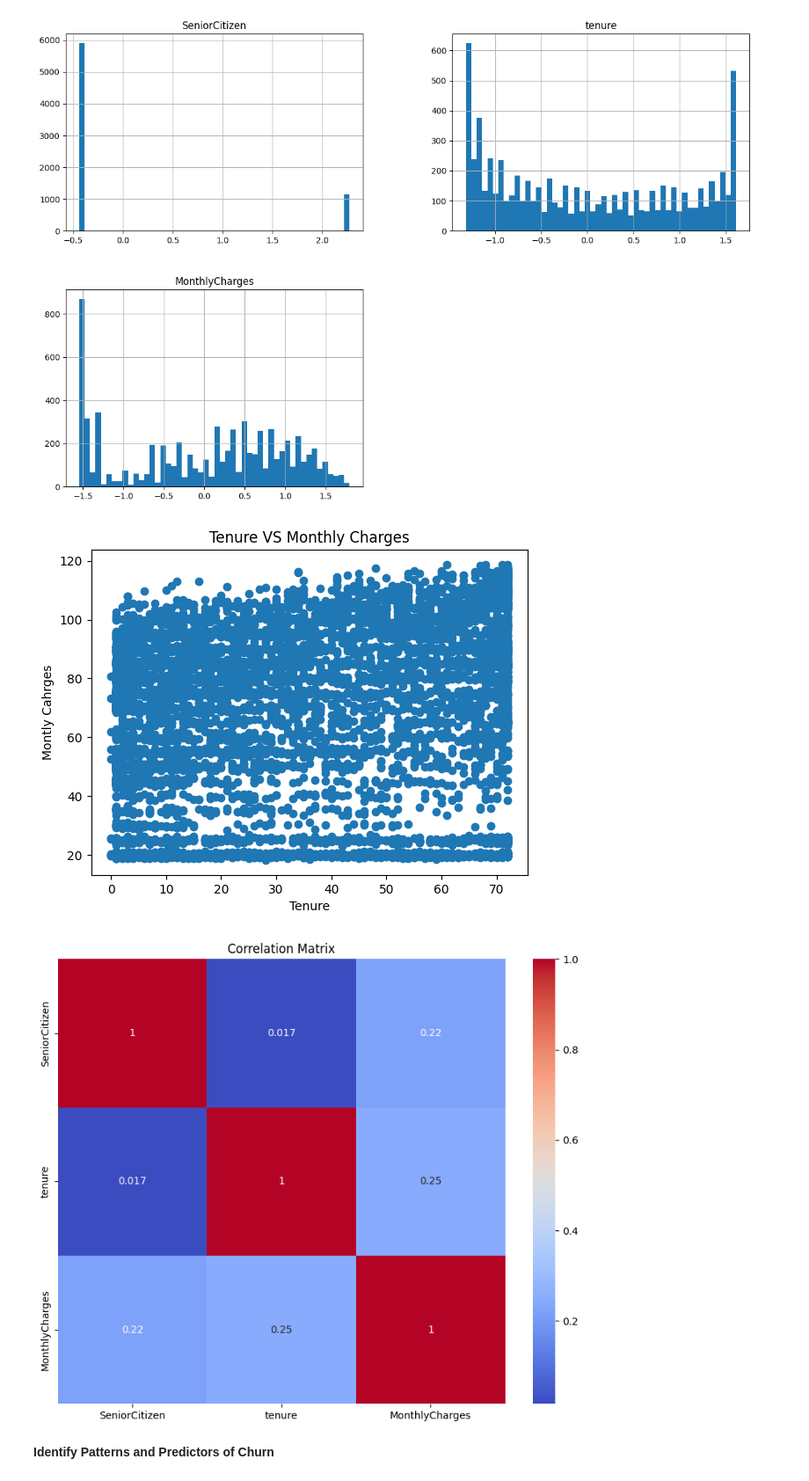
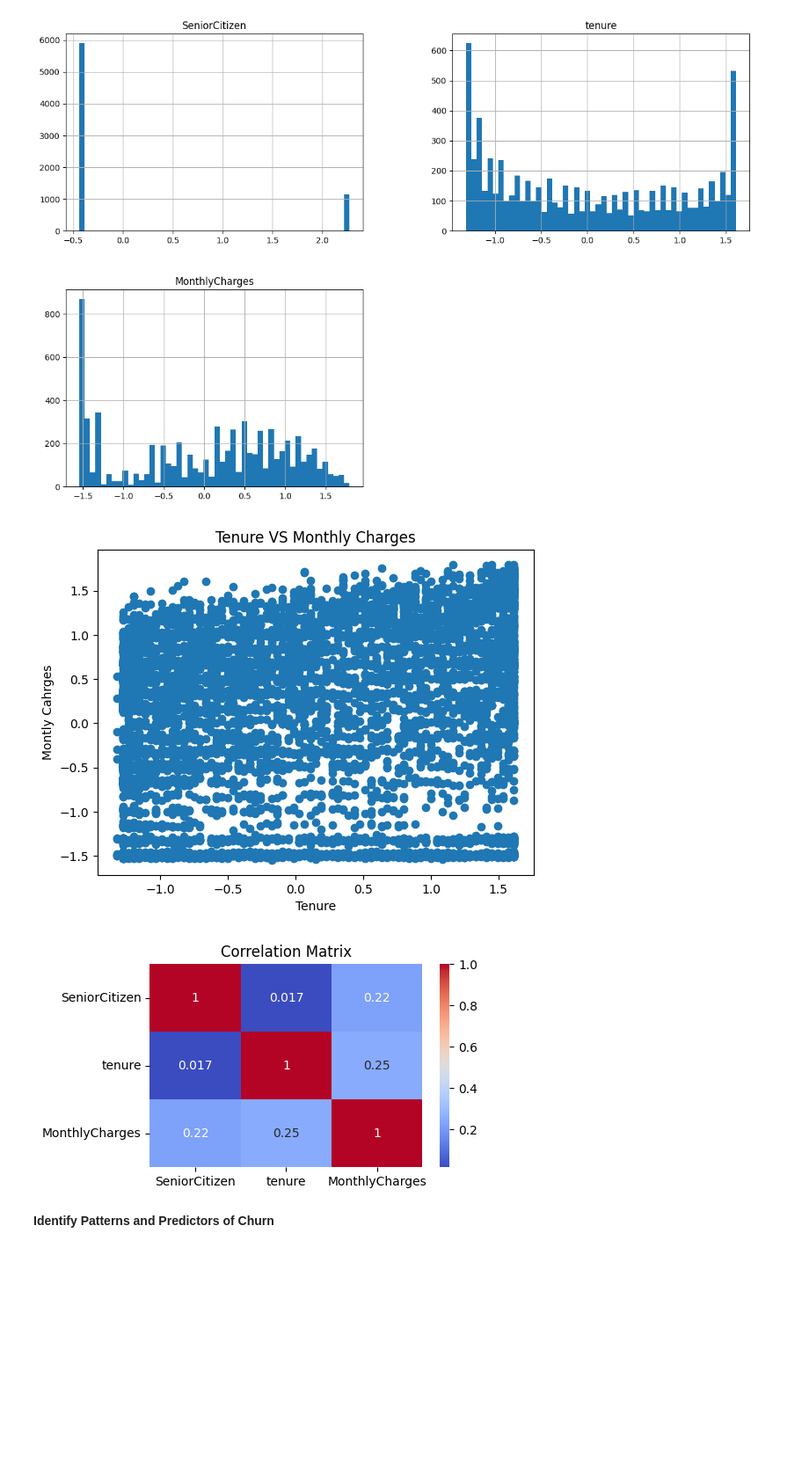
Before and after one commit to hashir5/EDA_on_Customer_Churn, a Jupyter notebook: Customer_Churn.ipynb, the cells around one changed output. Shown at 88% size. Cells and saved outputs as stored; diff of their text form; code cells hidden in the pictures; blank space fills up the shorter version.

```diff
--- a/Customer_Churn.ipynb
+++ b/Customer_Churn.ipynb
@@ -50,6 +51,6 @@ print(ds.isnull().sum())
 # ds.dropna(inplace=True)
 
 # Alternatively, you can fill missing values with mean/median/mode
-# ds.fillna(ds.mean(), inplace=True)  # For numerical columns
-# ds.fillna(ds.mode().iloc[0], inplace=True)  # For categorical columns
+ds.fillna(ds.mean(), inplace=True)  # For numerical columns
+ds.fillna(ds.mode().iloc[0], inplace=True)  # For categorical columns
 # %% [output]
@@ -171,19 +176,19 @@ plt.ylabel("Montly Cahrges")
 plt.title("Tenure VS Monthly Charges")
 plt.show()
 # %% [output]
-[figure, old version]
+[figure, new version]
 # %%
 # Correlation Matrix
 import seaborn as sns
 
 # plor correlation Matrix
 corr_matrix = ds[numerical_columns].corr()
-plt.figure(figsize=(10,8))
+plt.figure(figsize=(5,3))
 sns.heatmap(corr_matrix, annot=True, cmap='coolwarm')
 plt.title('Correlation Matrix')
 plt.show()
 # %% [output]
-[figure, old version]
+[figure, new version]
 # %% [markdown]
 **Identify Patterns and Predictors of Churn**
 # %%
```
Also changed, not shown: parts of 3 cells of this notebook.
